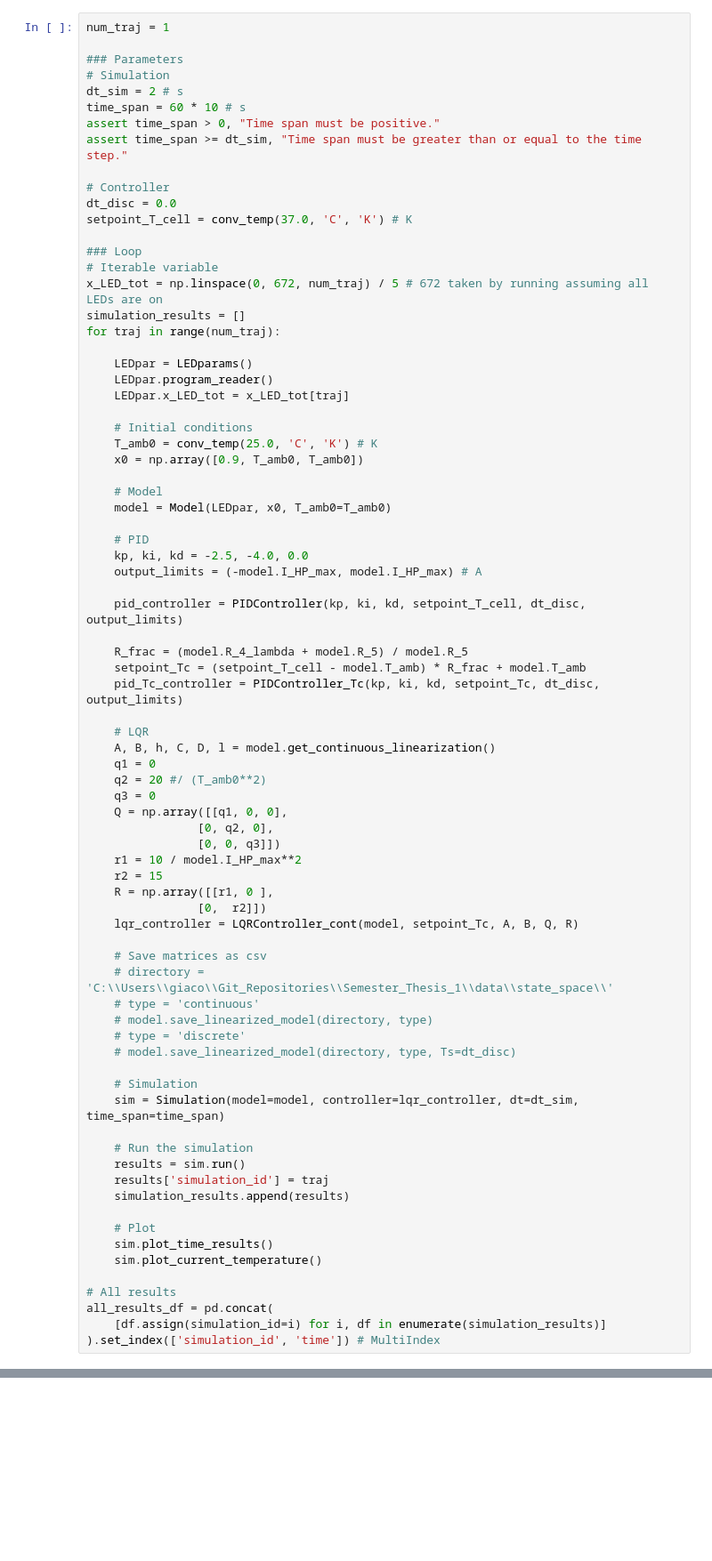
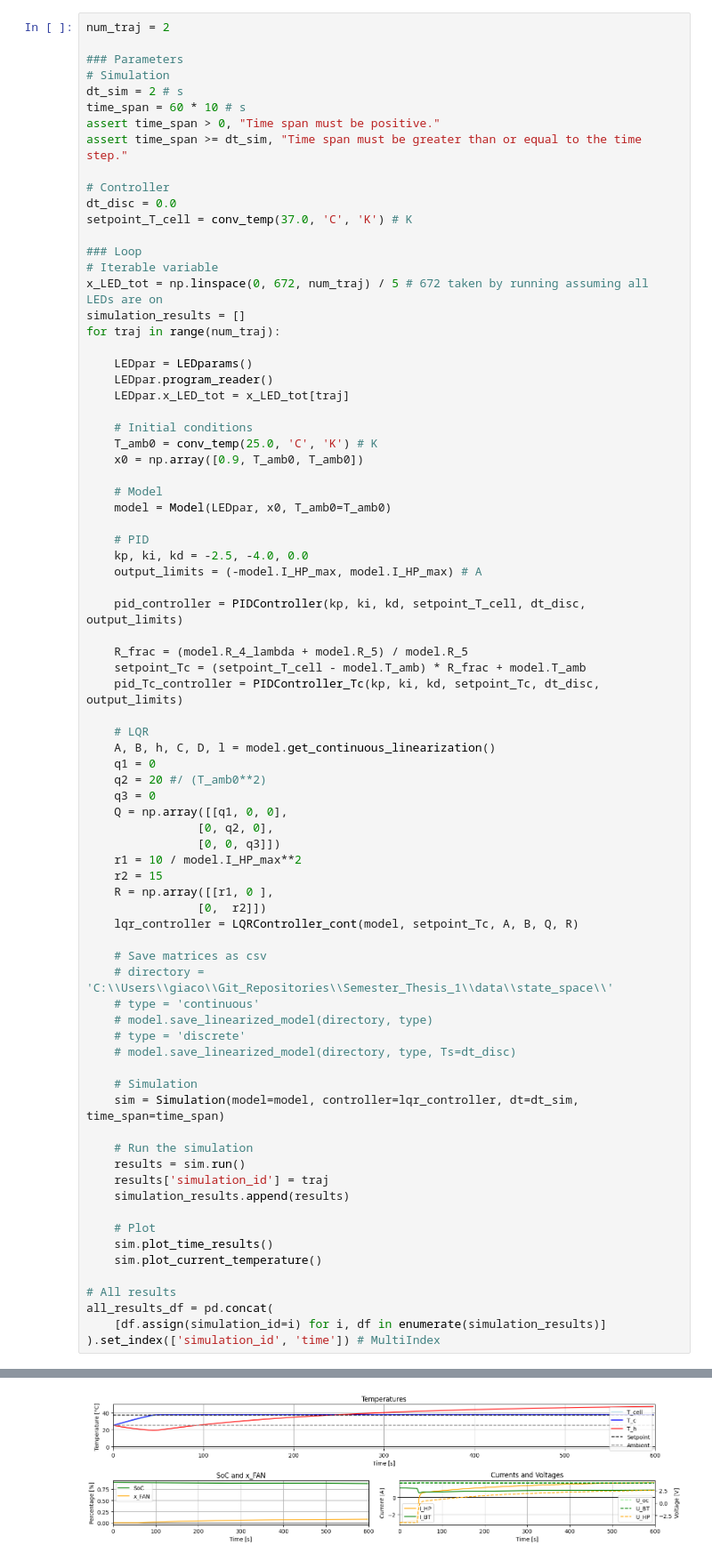
Before and after one commit to Jackmastro/Semester_Project, a Jupyter notebook: notebooks/main_simulation.ipynb, the cells around one changed output, grey strips where cells are left out. Shown: that part at 89% size. Drawn from its saved outputs; the diff is of its cells as text; blank space fills up the shorter version.

```diff
--- a/notebooks/main_simulation.ipynb
+++ b/notebooks/main_simulation.ipynb
@@ -14,7 +14,7 @@ from controllers import LQRController_cont
 from classes import LEDparams, Model
 from system import Simulation
 # %%
-num_traj = 1
+num_traj = 2
 
 ### Parameters
 # Simulation
@@ -67,30 +67,31 @@ for traj in range(num_traj):
     R = np.array([[r1, 0 ],
                 [0,  r2]])
     lqr_controller = LQRController_cont(model, setpoint_Tc, A, B, Q, R)
 
     # Save matrices as csv
     # directory = 'C:\\Users\\giaco\\Git_Repositories\\Semester_Thesis_1\\data\\state_space\\'
     # type = 'continuous'
     # model.save_linearized_model(directory, type)
     # type = 'discrete'
     # model.save_linearized_model(directory, type, Ts=dt_disc)
 
     # Simulation
     sim = Simulation(model=model, controller=lqr_controller, dt=dt_sim, time_span=time_span)
 
     # Run the simulation
     results = sim.run()
     results['simulation_id'] = traj
     simulation_results.append(results)
 
     # Plot
     sim.plot_time_results()
     sim.plot_current_temperature()
 
 # All results
 all_results_df = pd.concat(
     [df.assign(simulation_id=i) for i, df in enumerate(simulation_results)]
 ).set_index(['simulation_id', 'time']) # MultiIndex
 # %% [output]
 [figure]
 [figure]
+[figure, added]
```
Also changed, not shown: parts of 2 cells of this notebook, 1 other file.
